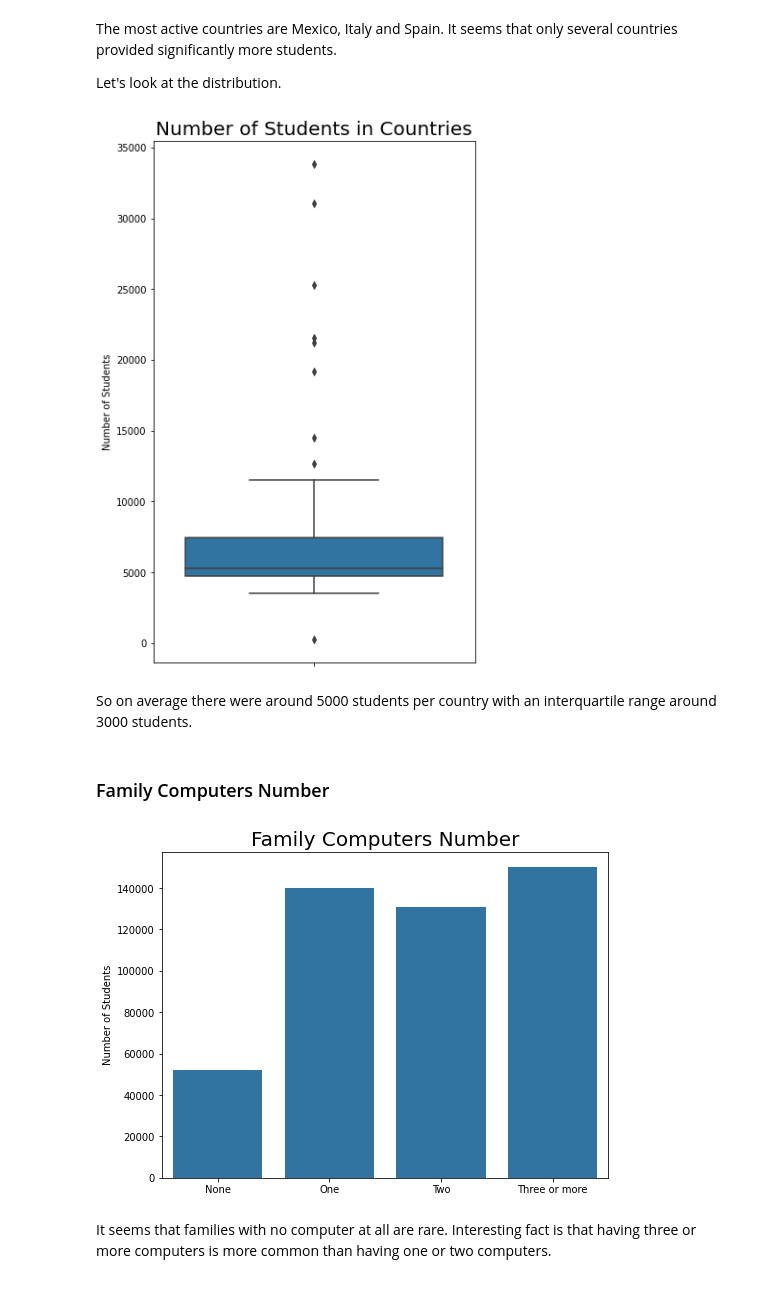
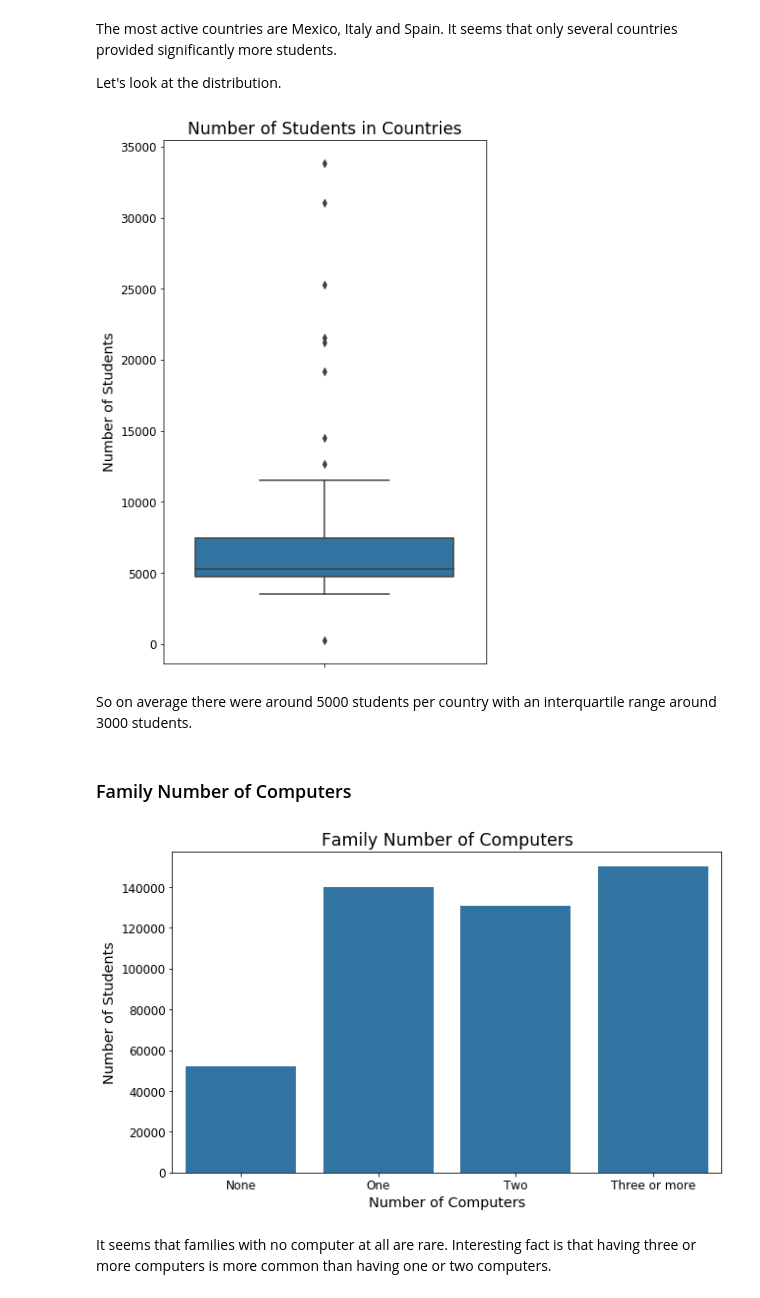
Before and after one commit to yamontv/pisa2012_visualization, a Jupyter notebook: exploration.ipynb, the cells around one changed output. Drawn from its saved outputs; the diff is of its cells as text; code cells hidden in the pictures.

```diff
--- a/exploration.ipynb
+++ b/exploration.ipynb
@@ -10,9 +10,21 @@ This document explores The Programme for International Student Assessment (PISA)
 import numpy as np
 import pandas as pd
 import matplotlib.pyplot as plt
+from matplotlib.ticker import FuncFormatter
 import seaborn as sb
 
 %matplotlib inline
+
+# Setup plot parameters
+params = {
+    'legend.fontsize': 'large',
+    'figure.figsize': (10, 6),
+    'axes.labelsize': 'x-large',
+    'axes.titlesize': 'xx-large',
+    'xtick.labelsize': 'large',
+    'ytick.labelsize': 'large'
+}
+plt.rcParams.update(params)
 # %% [markdown]
 The original dataset contains 485490 rows and 636 columns. For our analysis the dataset was reduced to 9 columns of interest. The data wrangling process is described [here](./wrangle.ipynb).
 
@@ -39,2 +51,24 @@ Data columns (total 9 columns):
 dtypes: float64(4), int64(1), object(4)
 memory usage: 33.3+ MB
+# %%
+# Convert computers_number and programming into ordered categorical types
+ordinal_var_dict = {
+    'Number of Computers': ['None', 'One', 'Two', 'Three or more'],
+    'Programming Rate':
+    ['Never or rarely', 'Sometimes', 'Often', 'Always or almost always']
+}
+
+for var in ordinal_var_dict:
+    ordered_var = pd.api.types.CategoricalDtype(
+        ordered=True, categories=ordinal_var_dict[var])
+    df[var] = df[var].astype(ordered_var)
+
+# Convert gender to unordered categorical type
+cat_var = pd.api.types.CategoricalDtype(ordered=False,
+                                        categories=['Male', 'Female'])
+df['Gender'] = df['Gender'].astype(cat_var)
+
+# Convert country to unordered categorical type
+cat_var = pd.api.types.CategoricalDtype(ordered=False,
+                                        categories=df.Country.unique())
+df['Country'] = df['Country'].astype(cat_var)
@@ -114,33 +167,31 @@ Let's look at the distribution.
 # %%
 # Plot
 plt.figure(figsize=(6,10))
-sb.boxplot(df['country'].value_counts(), orient="v", color=base_color)
-plt.title('Number of Students in Countries', size=20)
+sb.boxplot(df['Country'].value_counts(), orient="v", color=base_color)
+plt.title('Number of Students in Countries')
 plt.ylabel('Number of Students')
 
 # Save
-plt.savefig('img/students_countries.png', dpi=200, bbox_inches="tight");
+plt.savefig('img/students_countries.png', dpi=200, bbox_inches="tight")
 # %% [output]
-[figure, old version]
+[figure, new version]
 # %% [markdown]
 So on average there were around 5000 students per country with an interquartile range around 3000 students.
 # %% [markdown]
-### Family Computers Number
+### Family Number of Computers
 # %%
 # Plot
-plt.figure(figsize=[8, 6])
 sb.countplot(data=df,
-             x='computers_number',
+             x='Number of Computers',
              order=['None', 'One', 'Two', 'Three or more'],
              color=base_color)
-plt.title('Family Computers Number', size=20)
+plt.title('Family Number of Computers')
 plt.ylabel('Number of Students')
-plt.xlabel(None)
 
 # Save
 plt.savefig('img/computer_num.png', dpi=200, bbox_inches="tight");
 # %% [output]
-[figure, old version]
+[figure, new version]
 # %% [markdown]
 It seems that families with no computer at all are rare. Interesting fact is that having three or more computers is more common than having one or two computers.
 # %% [markdown]
```
Also changed, not shown: parts of 39 cells of this notebook, 17 other files.
